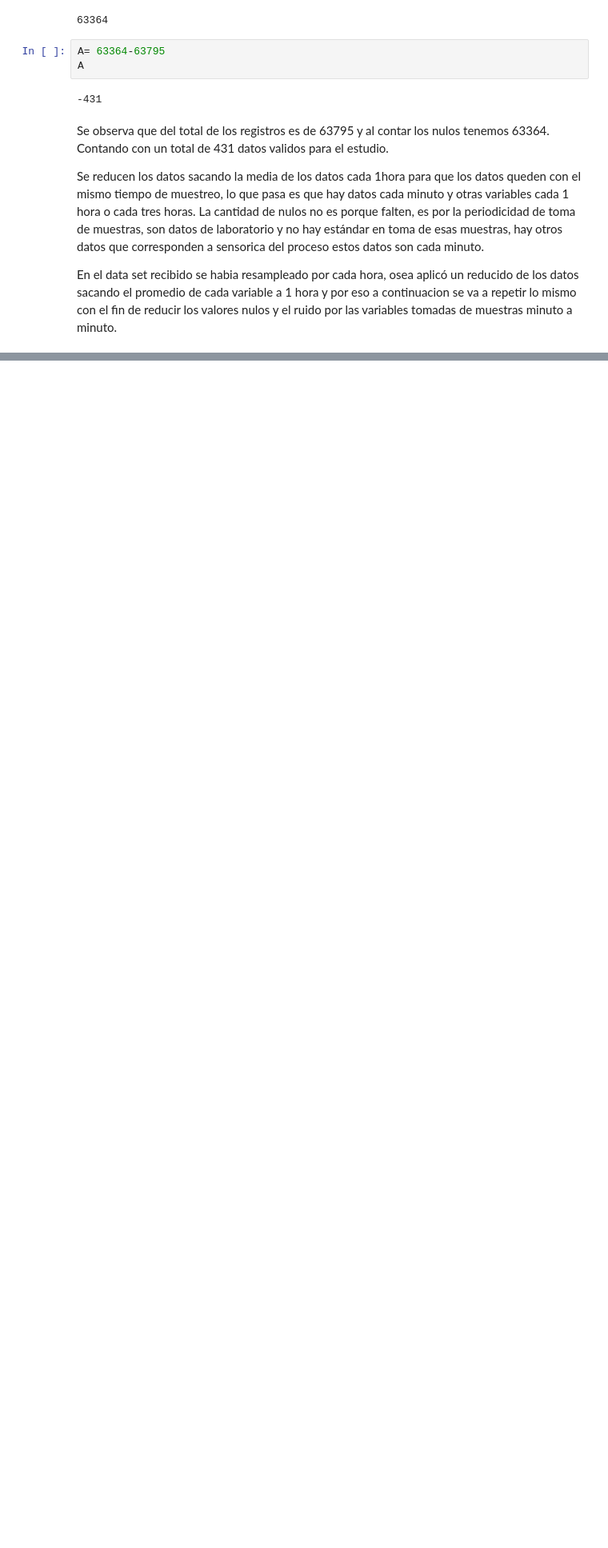
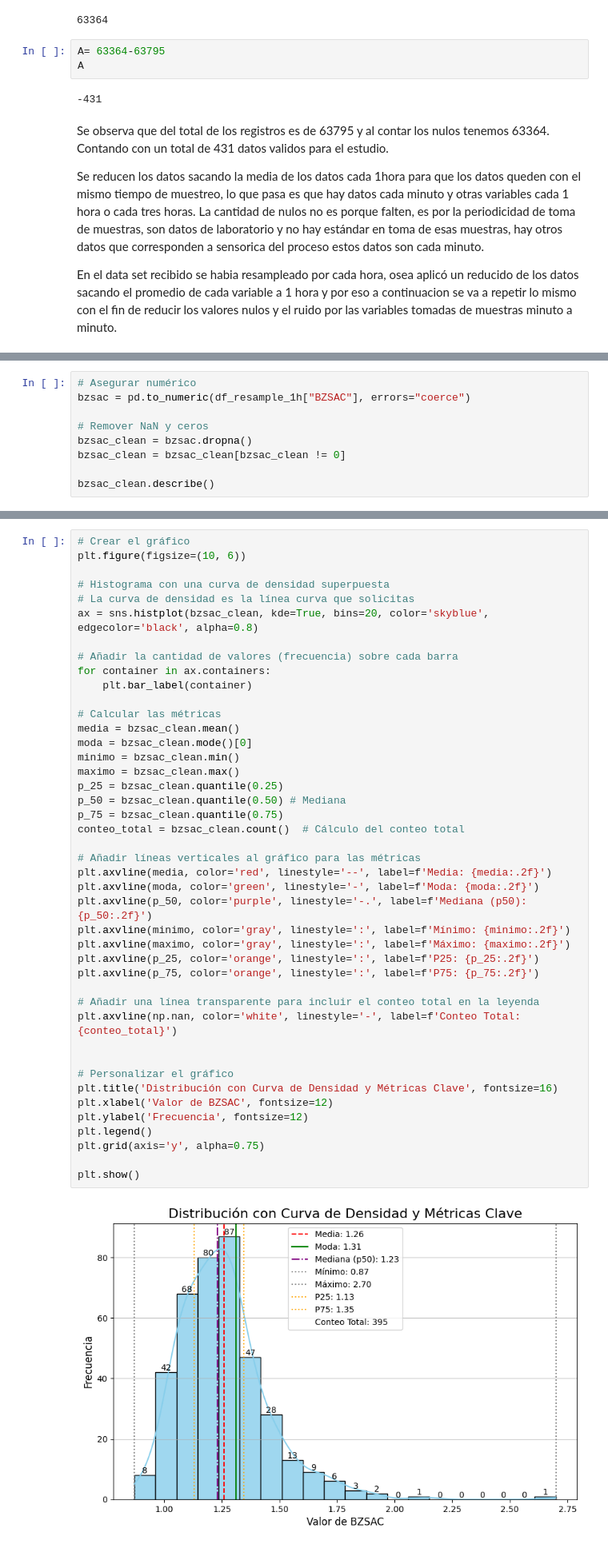
Before and after one commit to juanseo/ICESI_AnalisisDatos1_Sacarosa, a Jupyter notebook: analisisunivariado.ipynb, the cells around one changed output, grey strips where cells are left out. Shown at 80% size. Drawn from its saved outputs; the diff is of its cells as text; blank space fills up the shorter version.

```diff
--- a/analisisunivariado.ipynb
+++ b/analisisunivariado.ipynb
@@ -203,0 +250,9 @@ df_resample_1h.shape
+# %%
+# Asegurar numérico
+bzsac = pd.to_numeric(df_resample_1h["BZSAC"], errors="coerce")
+
+# Remover NaN y ceros
+bzsac_clean = bzsac.dropna()
+bzsac_clean = bzsac_clean[bzsac_clean != 0]
+
+bzsac_clean.describe()
@@ -204 +275,46 @@ df_resample_1h.shape
+# %%
+# Crear el gráfico
+plt.figure(figsize=(10, 6))
+
+# Histograma con una curva de densidad superpuesta
+# La curva de densidad es la línea curva que solicitas
+ax = sns.histplot(bzsac_clean, kde=True, bins=20, color='skyblue', edgecolor='black', alpha=0.8)
+
+# Añadir la cantidad de valores (frecuencia) sobre cada barra
+for container in ax.containers:
+    plt.bar_label(container)
+
+# Calcular las métricas
+media = bzsac_clean.mean()
+moda = bzsac_clean.mode()[0]
+minimo = bzsac_clean.min()
+maximo = bzsac_clean.max()
+p_25 = bzsac_clean.quantile(0.25)
+p_50 = bzsac_clean.quantile(0.50) # Mediana
+p_75 = bzsac_clean.quantile(0.75)
+conteo_total = bzsac_clean.count()  # Cálculo del conteo total
+
+# Añadir líneas verticales al gráfico para las métricas
+plt.axvline(media, color='red', linestyle='--', label=f'Media: {media:.2f}')
+plt.axvline(moda, color='green', linestyle='-', label=f'Moda: {moda:.2f}')
+plt.axvline(p_50, color='purple', linestyle='-.', label=f'Mediana (p50): {p_50:.2f}')
+plt.axvline(minimo, color='gray', linestyle=':', label=f'Mínimo: {minimo:.2f}')
+plt.axvline(maximo, color='gray', linestyle=':', label=f'Máximo: {maximo:.2f}')
+plt.axvline(p_25, color='orange', linestyle=':', label=f'P25: {p_25:.2f}')
+plt.axvline(p_75, color='orange', linestyle=':', label=f'P75: {p_75:.2f}')
+
+# Añadir una línea transparente para incluir el conteo total en la leyenda
+plt.axvline(np.nan, color='white', linestyle='-', label=f'Conteo Total: {conteo_total}')
+
+
+# Personalizar el gráfico
+plt.title('Distribución con Curva de Densidad y Métricas Clave', fontsize=16)
+plt.xlabel('Valor de BZSAC', fontsize=12)
+plt.ylabel('Frecuencia', fontsize=12)
+plt.legend()
+plt.grid(axis='y', alpha=0.75)
+
+plt.show()
+# %% [output]
+[figure, added]
 # %%
```
Also changed, not shown: parts of 11 cells of this notebook, 1 other file.
